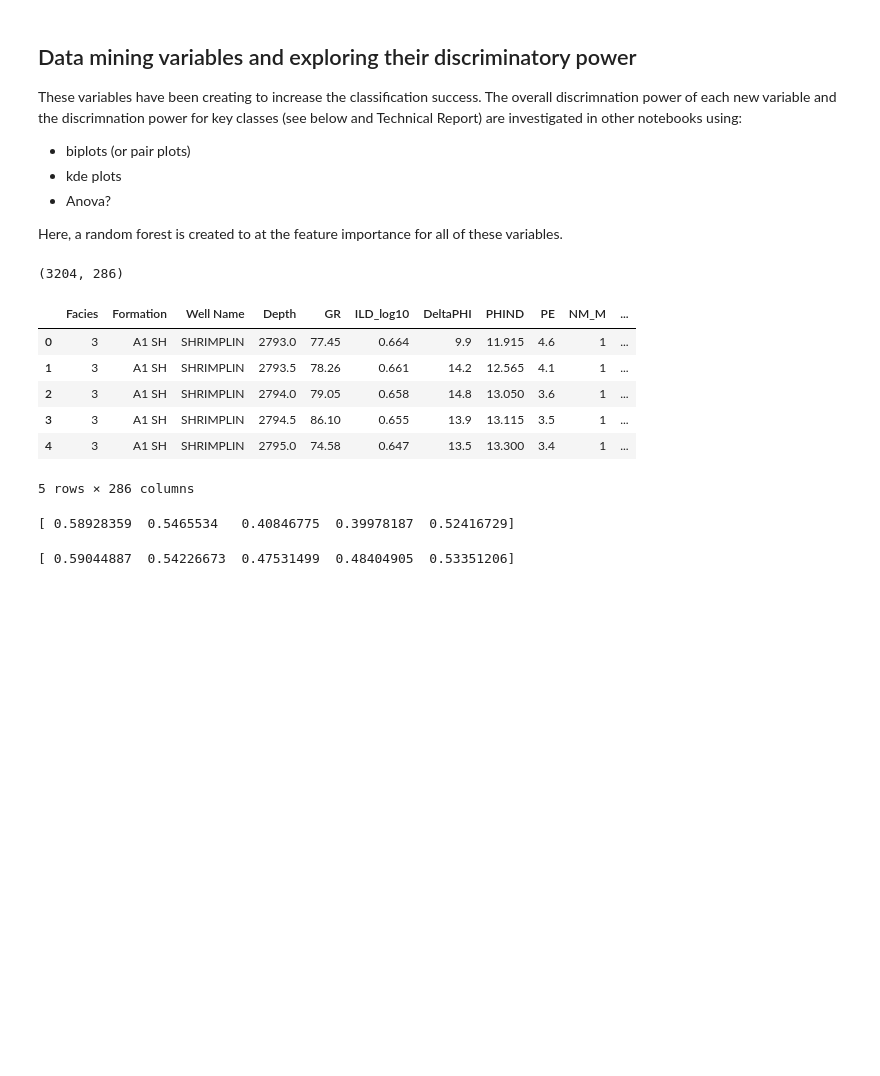
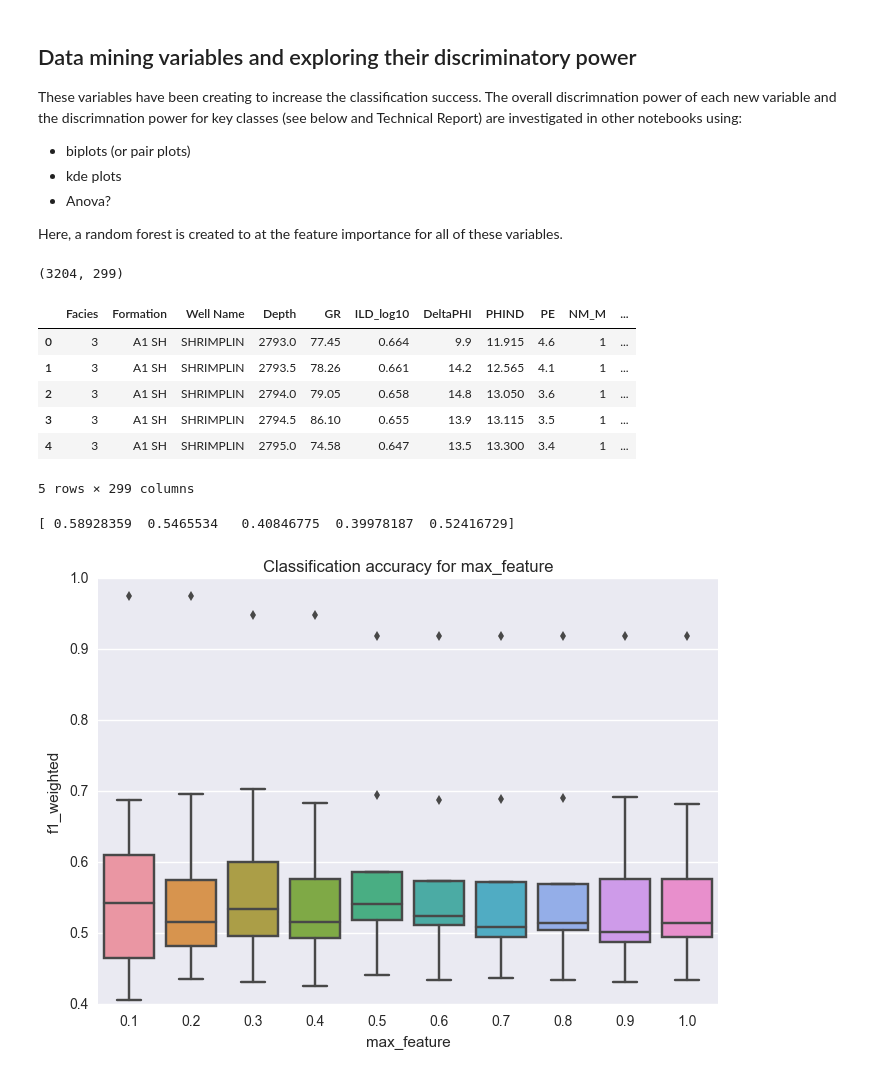
Before and after one commit to lperozzi/2016-ml-contest_liamlearn, a Jupyter notebook: Feature_engineering_data_mining_all_variables_together.ipynb, the cells around one changed output. Cells and saved outputs as stored; diff of their text form; code cells hidden in the pictures; blank space fills up the shorter version.

```diff
--- a/Feature_engineering_data_mining_all_variables_together.ipynb
+++ b/Feature_engineering_data_mining_all_variables_together.ipynb
@@ -448,7 +645,8 @@ These variables have been creating to increase the classification success. The o
 Here, a random forest is created to at the feature importance for all of these variables.
 # %%
 list_df_var = [dwt_db1_cD_df, dwt_db1_cA_df, dwt_db3_cD_df, dwt_db3_cA_df,
-               entropy_df, gradient_df, moving_av_df, moving_std_df, moving_max_df, moving_min_df]
+               entropy_df, gradient_df, moving_av_df, moving_std_df, moving_max_df, moving_min_df,
+              rolling_marine_ratio_df, dist_M_up_df, dist_M_down_df, dist_NM_up_df, dist_NM_down_df]
 combined_df = training_data
 for var_df in list_df_var:
     temp_df = var_df
@@ -458,32 +656,48 @@ combined_df.dropna(inplace=True)
 print (combined_df.shape)
 combined_df.head(5)
 # %% [output]
-(3204, 286)
+(3204, 299)
 |  | Facies | Formation | Well Name | Depth | GR | ILD_log10 | DeltaPHI | PHIND | PE | NM_M | ... |
 | 0 | 3 | A1 SH | SHRIMPLIN | 2793.0 | 77.45 | 0.664 | 9.9 | 11.915 | 4.6 | 1 | ... |
 | 1 | 3 | A1 SH | SHRIMPLIN | 2793.5 | 78.26 | 0.661 | 14.2 | 12.565 | 4.1 | 1 | ... |
 | 2 | 3 | A1 SH | SHRIMPLIN | 2794.0 | 79.05 | 0.658 | 14.8 | 13.050 | 3.6 | 1 | ... |
 | 3 | 3 | A1 SH | SHRIMPLIN | 2794.5 | 86.10 | 0.655 | 13.9 | 13.115 | 3.5 | 1 | ... |
 | 4 | 3 | A1 SH | SHRIMPLIN | 2795.0 | 74.58 | 0.647 | 13.5 | 13.300 | 3.4 | 1 | ... |
-5 rows × 286 columns
+5 rows × 299 columns
 # %%
 ###### create predictor and target arrays
 X = combined_df.iloc[:, 4:]
 y = combined_df['Facies']
+groups = combined_df['Well Name']
 # %%
 #Fold = KFold(n_split=5, shuffle=True, RanDomState=42)
-Cl = RandomForestClassifier(n_estimators=1000, min_samples_split=20, min_samples_leaf=10, n_jobs=-1, class_weight='balanced', oob_score=True)
-CV = cross_val_score(Cl, X, y, scoring='f1_weighted', cv=5)
-print (CV)
+#Cl = RandomForestClassifier(n_estimators=1000, min_samples_split=20, min_samples_leaf=10, n_jobs=-1, class_weight='balanced', oob_score=True)
+#CV = cross_val_score(Cl, X, y, scoring='f1_weighted', cv=5)
+#print (CV)
 # %% [output]
 [ 0.58928359  0.5465534   0.40846775  0.39978187  0.52416729]
-# %%
-###### create predictor and target arrays
-X_raw = combined_df.iloc[:, 4:11]
-y = combined_df['Facies']
-#Fold = KFold(n_split=5, shuffle=True, RanDomState=42)
-Cl = RandomForestClassifier(n_estimators=100, min_samples_split=20, min_samples_leaf=10, n_jobs=-1, class_weight='balanced', oob_score=True)
-CV = cross_val_score(Cl, X_raw, y, scoring='f1_weighted', cv=5)
-print (CV)
-# %% [output]
-[ 0.59044887  0.54226673  0.47531499  0.48404905  0.53351206]
+# %%
+########### Tune max_features
+#rang = np.arange(10, 81, 10)
+rang = [0.1, 0.2, 0.3, 0.4, 0.5, 0.6, 0.7, 0.8, 0.9, 1.0]
+scores = []
+
+for val in rang:
+    Cl = RandomForestClassifier(n_estimators=100, max_features=val, min_samples_split=20, min_samples_leaf=10,
+                                class_weight='balanced', random_state=42, n_jobs=-1)
+    cv=LeaveOneGroupOut().split(X, y, groups)
+    validated = cross_val_score(Cl, X, y, scoring='f1_weighted', cv=cv, n_jobs=-1)
+    scores.append(validated)
+
+scores = np.array(scores)
+scores = np.swapaxes(scores, 0, 1)
+scores = pd.DataFrame(data=scores, columns=rang)
+
+sns.boxplot(data=scores)
+
+plt.xlabel('max_feature')
+plt.ylabel('f1_weighted')
+plt.title('Classification accuracy for max_feature')
+plt.show()
+# %% [output]
+[figure, added]
```
Also changed, not shown: parts of 15 cells of this notebook, 10 other files.
